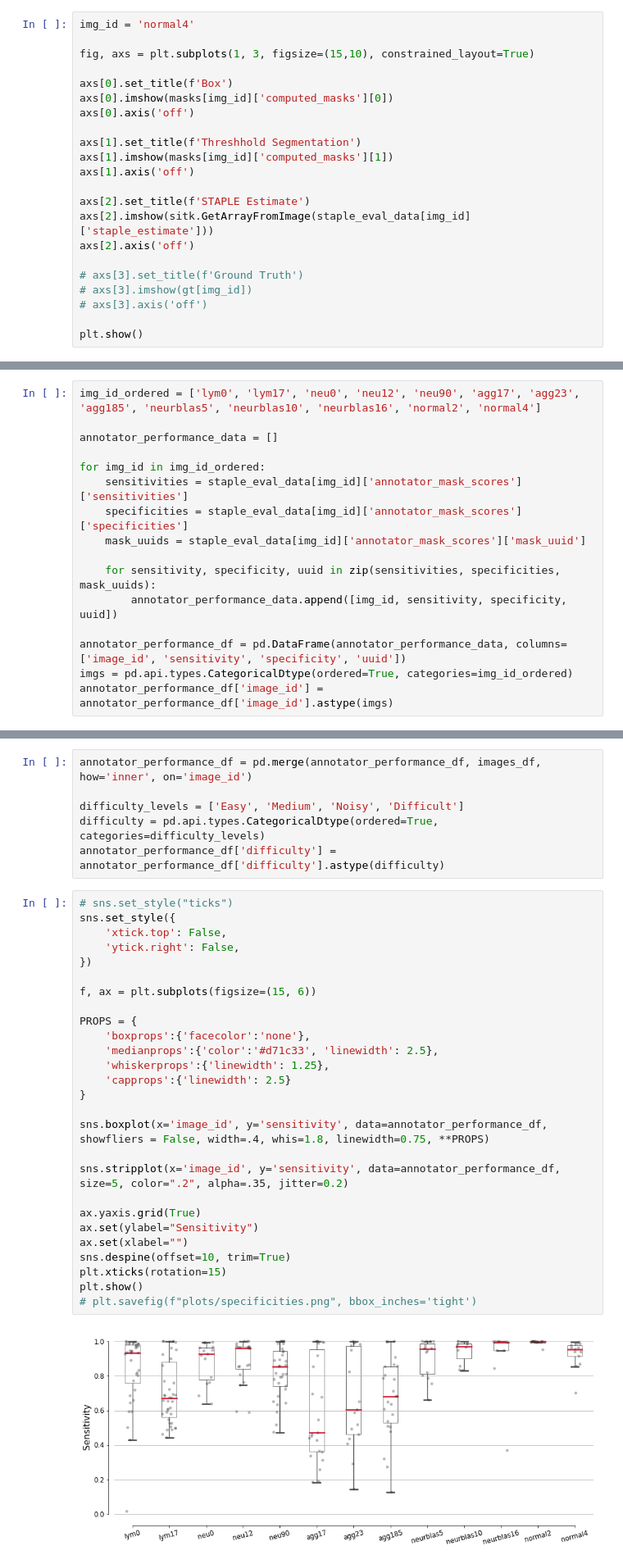
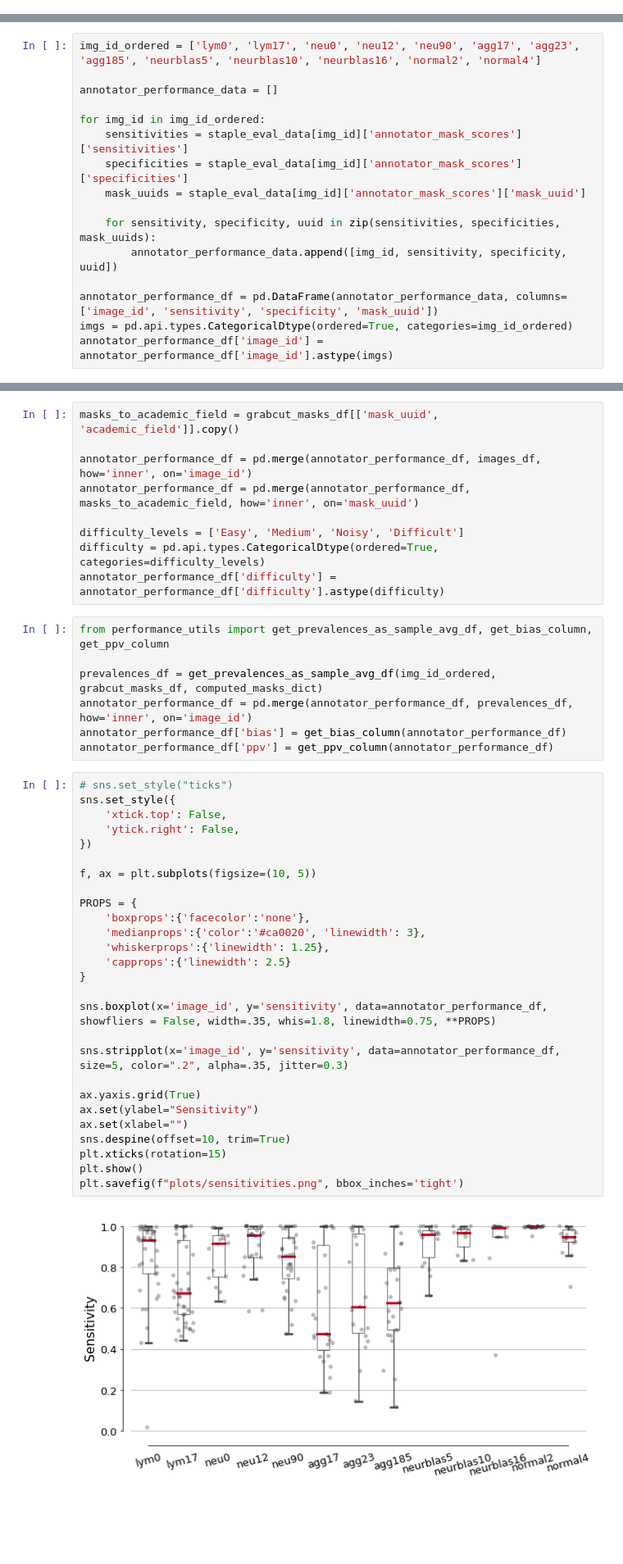
Before and after one commit to soupwaylee/masters-thesis-grabcut-cp-evaluation, a Jupyter notebook: disagreement_eval.ipynb, the cells around one changed output, grey strips where cells are left out. Shown at 82% size. Cells and saved outputs as stored; diff of their text form; blank space fills up the shorter version.

```diff
--- a/disagreement_eval.ipynb
+++ b/disagreement_eval.ipynb
@@ -161,22 +162,0 @@ for img_id in img_id_ordered:
-# %%
-img_id = 'normal4'
-
-fig, axs = plt.subplots(1, 3, figsize=(15,10), constrained_layout=True)
-
-axs[0].set_title(f'Box')
-axs[0].imshow(masks[img_id]['computed_masks'][0])
-axs[0].axis('off')
-
-axs[1].set_title(f'Threshhold Segmentation')
-axs[1].imshow(masks[img_id]['computed_masks'][1])
-axs[1].axis('off')
-
-axs[2].set_title(f'STAPLE Estimate')
-axs[2].imshow(sitk.GetArrayFromImage(staple_eval_data[img_id]['staple_estimate']))
-axs[2].axis('off')
-
-# axs[3].set_title(f'Ground Truth')
-# axs[3].imshow(gt[img_id])
-# axs[3].axis('off')
-
-plt.show()
@@ -195,7 +173,7 @@ for img_id in img_id_ordered:
     for sensitivity, specificity, uuid in zip(sensitivities, specificities, mask_uuids):
         annotator_performance_data.append([img_id, sensitivity, specificity, uuid])
 
-annotator_performance_df = pd.DataFrame(annotator_performance_data, columns=['image_id', 'sensitivity', 'specificity', 'uuid'])
+annotator_performance_df = pd.DataFrame(annotator_performance_data, columns=['image_id', 'sensitivity', 'specificity', 'mask_uuid'])
 imgs = pd.api.types.CategoricalDtype(ordered=True, categories=img_id_ordered)
 annotator_performance_df['image_id'] = annotator_performance_df['image_id'].astype(imgs)
 # %%
@@ -203,37 +181,47 @@ conn = sqlite3.connect('grabcutstudy.db')
 images_df = pd.read_sql_query('''select * from images''', conn)
 conn.close()
 # %%
+masks_to_academic_field = grabcut_masks_df[['mask_uuid', 'academic_field']].copy()
+
 annotator_performance_df = pd.merge(annotator_performance_df, images_df, how='inner', on='image_id')
+annotator_performance_df = pd.merge(annotator_performance_df, masks_to_academic_field, how='inner', on='mask_uuid')
 
 difficulty_levels = ['Easy', 'Medium', 'Noisy', 'Difficult']
 difficulty = pd.api.types.CategoricalDtype(ordered=True, categories=difficulty_levels)
 annotator_performance_df['difficulty'] = annotator_performance_df['difficulty'].astype(difficulty)
+# %%
+from performance_utils import get_prevalences_as_sample_avg_df, get_bias_column, get_ppv_column
+
+prevalences_df = get_prevalences_as_sample_avg_df(img_id_ordered, grabcut_masks_df, computed_masks_dict)
+annotator_performance_df = pd.merge(annotator_performance_df, prevalences_df, how='inner', on='image_id')
+annotator_performance_df['bias'] = get_bias_column(annotator_performance_df)
+annotator_performance_df['ppv'] = get_ppv_column(annotator_performance_df)
 # %%
 # sns.set_style("ticks")
 sns.set_style({
     'xtick.top': False,
     'ytick.right': False,
 })
 
-f, ax = plt.subplots(figsize=(15, 6))
+f, ax = plt.subplots(figsize=(10, 5))
 
 PROPS = {
     'boxprops':{'facecolor':'none'},
-    'medianprops':{'color':'#d71c33', 'linewidth': 2.5},
+    'medianprops':{'color':'#ca0020', 'linewidth': 3},
     'whiskerprops':{'linewidth': 1.25},
     'capprops':{'linewidth': 2.5}
 }
 
-sns.boxplot(x='image_id', y='sensitivity', data=annotator_performance_df, showfliers = False, width=.4, whis=1.8, linewidth=0.75, **PROPS)
+sns.boxplot(x='image_id', y='sensitivity', data=annotator_performance_df, showfliers = False, width=.35, whis=1.8, linewidth=0.75, **PROPS)
 
-sns.stripplot(x='image_id', y='sensitivity', data=annotator_performance_df, size=5, color=".2", alpha=.35, jitter=0.2)
+sns.stripplot(x='image_id', y='sensitivity', data=annotator_performance_df, size=5, color=".2", alpha=.35, jitter=0.3)
 
 ax.yaxis.grid(True)
 ax.set(ylabel="Sensitivity")
 ax.set(xlabel="")
 sns.despine(offset=10, trim=True)
 plt.xticks(rotation=15)
 plt.show()
-# plt.savefig(f"plots/specificities.png", bbox_inches='tight')
+plt.savefig(f"plots/sensitivities.png", bbox_inches='tight')
 # %% [output]
-[figure, old version]
+[figure, new version]
```
Also changed, not shown: parts of 35 cells of this notebook, 4 other files.
